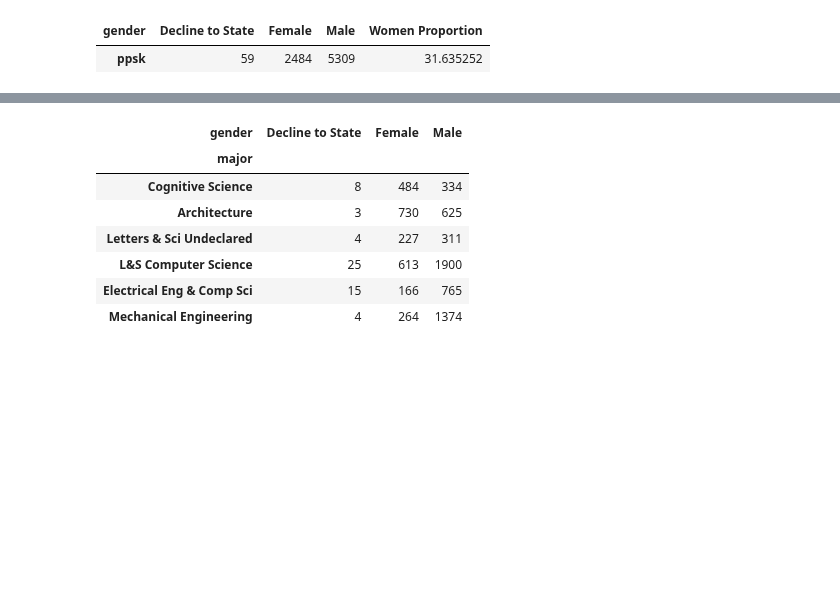
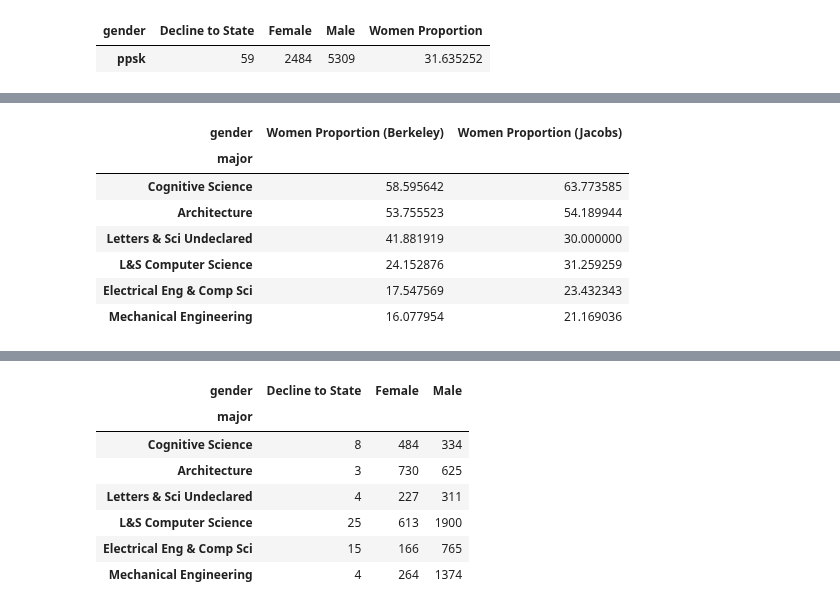
Before and after one commit to PaulDTP/Berkeley_Jacobs, a Jupyter notebook: proportions.ipynb, the cells around one changed output, grey strips where cells are left out. Saved outputs shown, nothing was run; the diff lists cells and outputs as text; code cells hidden in the pictures; blank space fills up the shorter version.

```diff
--- a/proportions.ipynb
+++ b/proportions.ipynb
@@ -118,3 +179,14 @@ avg_women_berkeley
+# %%
+berk_women_prop[['Women Proportion']].merge(jacobs_women_prop[['Women Proportion']], left_index=True,right_index=True, suffixes=(' (Berkeley)',' (Jacobs)'))
+# %% [output]
+| gender | Women Proportion (Berkeley) | Women Proportion (Jacobs) |
+| major |  |  |
+| Cognitive Science | 58.595642 | 63.773585 |
+| Architecture | 53.755523 | 54.189944 |
+| Letters & Sci Undeclared | 41.881919 | 30.000000 |
+| L&S Computer Science | 24.152876 | 31.259259 |
+| Electrical Eng & Comp Sci | 17.547569 | 23.432343 |
+| Mechanical Engineering | 16.077954 | 21.169036 |
 # %%
 jacobs_font = {'family': 'serif',
         'color':  mcolors.to_rgb('#820263'),
```
Also changed, not shown: parts of 6 cells of this notebook, 2 other files.
